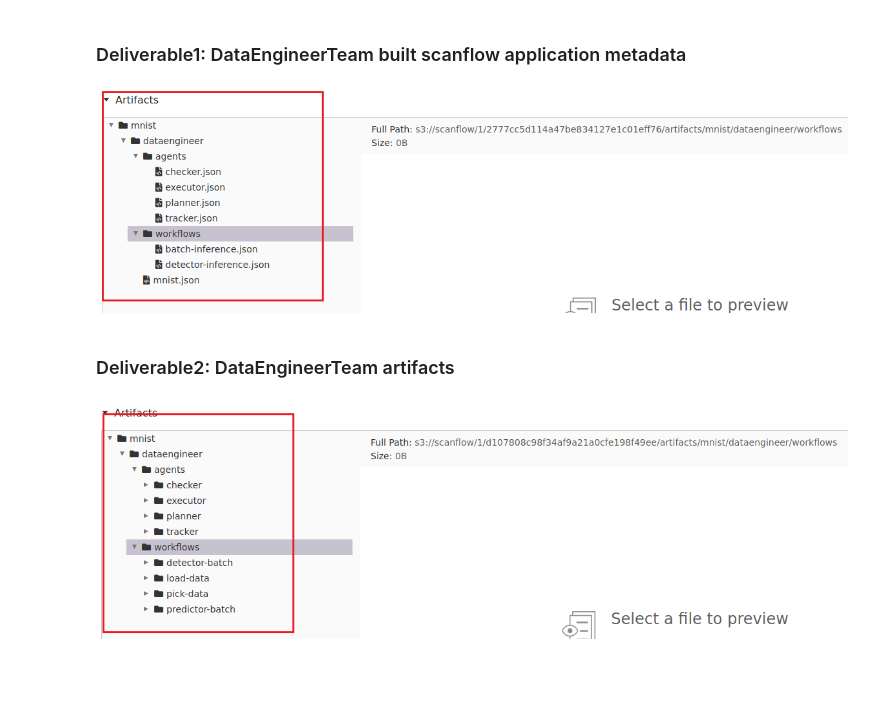
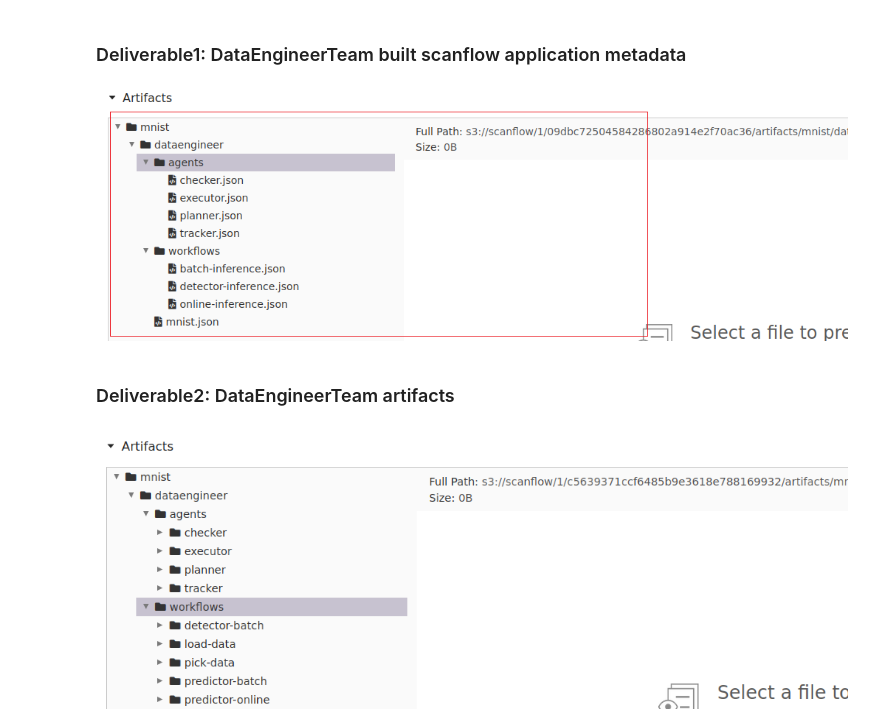
Before and after one commit to bsc-scanflow/scanflow, a Jupyter notebook: tutorials/mnist/mnist-dataengineer.ipynb, the cells around one changed output. Drawn from its saved outputs; the diff is of its cells as text; code cells hidden in the pictures; blank space fills up the shorter version.

```diff
--- a/tutorials/mnist/mnist-dataengineer.ipynb
+++ b/tutorials/mnist/mnist-dataengineer.ipynb
@@ -537,13 +520,13 @@ Image("/gpfs/bsc_home/xpliu/pv/jupyterhubpeini/scanflow/images/dataengineer-d.pn
 ### Deliverable1: DataEngineerTeam built scanflow application metadata
 # %%
 from IPython.display import Image
-Image("/gpfs/bsc_home/xpliu/pv/jupyterhubpeini/scanflow/images/dataengineer-d1.png", width=1200, height=400)
+Image("/gpfs/bsc_home/xpliu/pv/jupyterhubpeini/scanflow/images/dataengineer-d1(1).png", width=1000, height=400)
 # %% [output]
-[figure, old version]
+[figure, new version]
 # %% [markdown]
 ### Deliverable2: DataEngineerTeam artifacts
 # %%
 from IPython.display import Image
-Image("/gpfs/bsc_home/xpliu/pv/jupyterhubpeini/scanflow/images/dataengineer-d2.png", width=1200, height=400)
+Image("/gpfs/bsc_home/xpliu/pv/jupyterhubpeini/scanflow/images/dataengineer-d2(1).png", width=1000, height=400)
 # %% [output]
-[figure, old version]
+[figure, new version]
```
Also changed, not shown: parts of 9 cells of this notebook, 15 other files.
